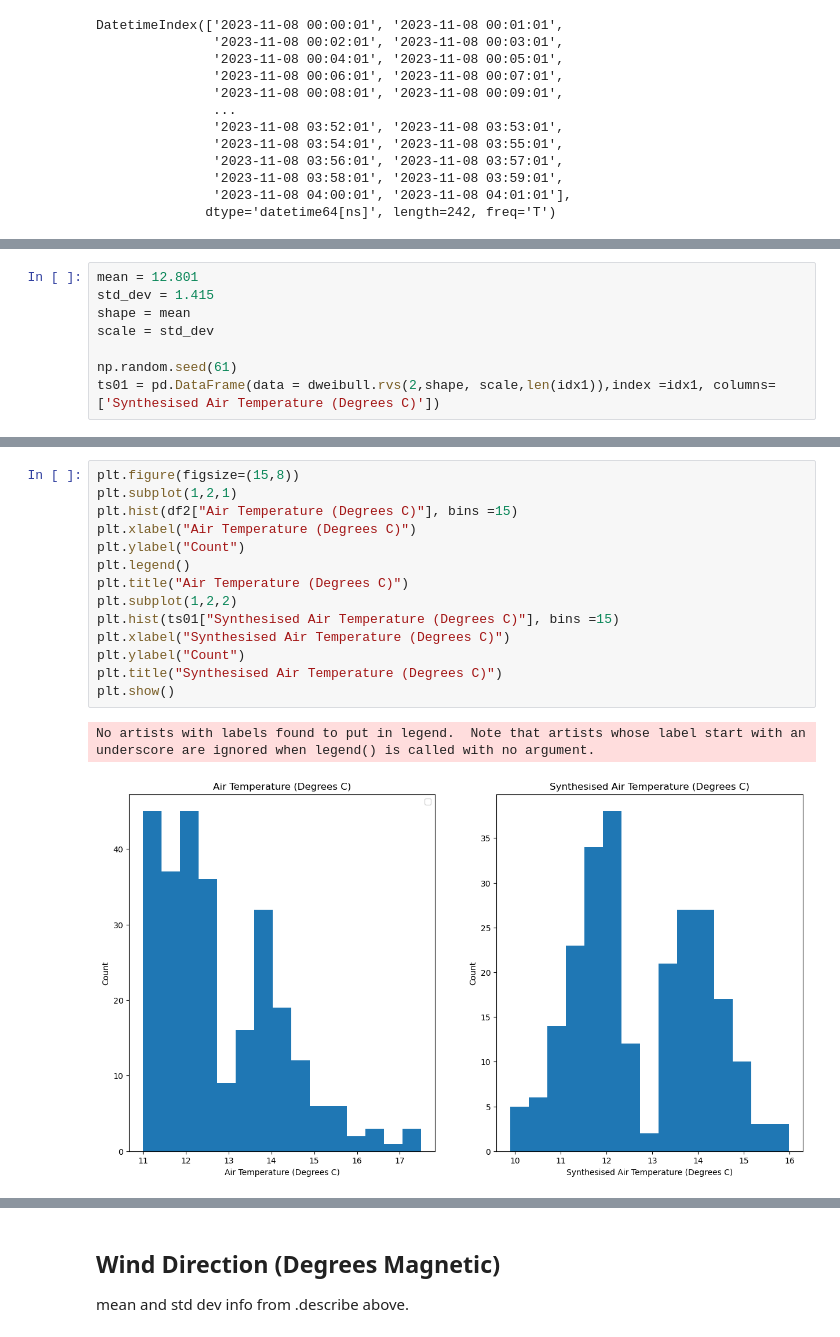
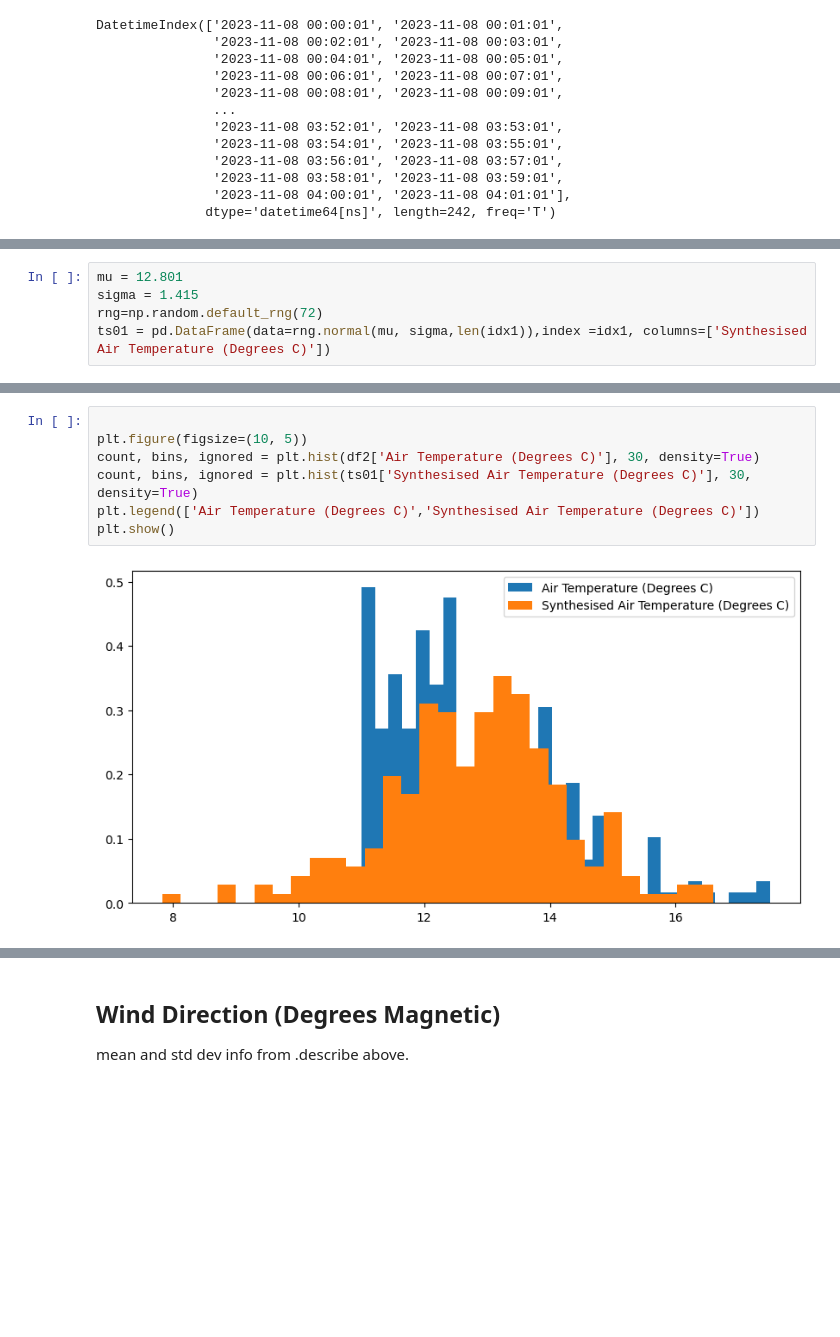
Before and after one commit to dectan/Programming-for-Data-Analysis-Project-1, a Jupyter notebook: Project 1.ipynb, the cells around one changed output, grey strips where cells are left out. Saved outputs shown, nothing was run; the diff lists cells and outputs as text; blank space fills up the shorter version.

```diff
--- a/Project 1.ipynb
+++ b/Project 1.ipynb
@@ -215,9 +196,6 @@ I assigned the shape value = mean and scale = std dev as I found by doing this i
 # %%
-mean = 12.801
-std_dev = 1.415
-shape = mean
-scale = std_dev
-
-np.random.seed(61)
-ts01 = pd.DataFrame(data = dweibull.rvs(2,shape, scale,len(idx1)),index =idx1, columns=['Synthesised Air Temperature (Degrees C)'])
+mu = 12.801
+sigma = 1.415
+rng=np.random.default_rng(72)
+ts01 = pd.DataFrame(data=rng.normal(mu, sigma,len(idx1)),index =idx1, columns=['Synthesised Air Temperature (Degrees C)'])
 # %%
@@ -229,17 +208,9 @@ sns.kdeplot(ts01['Synthesised Air Temperature (Degrees C)'],shade=True)
 # %%
-plt.figure(figsize=(15,8))
-plt.subplot(1,2,1)
-plt.hist(df2["Air Temperature (Degrees C)"], bins =15)
-plt.xlabel("Air Temperature (Degrees C)")
-plt.ylabel("Count")
-plt.legend()
-plt.title("Air Temperature (Degrees C)")
-plt.subplot(1,2,2)
-plt.hist(ts01["Synthesised Air Temperature (Degrees C)"], bins =15)
-plt.xlabel("Synthesised Air Temperature (Degrees C)")
-plt.ylabel("Count")
-plt.title("Synthesised Air Temperature (Degrees C)")
+
+plt.figure(figsize=(10, 5))
+count, bins, ignored = plt.hist(df2['Air Temperature (Degrees C)'], 30, density=True)
+count, bins, ignored = plt.hist(ts01['Synthesised Air Temperature (Degrees C)'], 30, density=True)
+plt.legend(['Air Temperature (Degrees C)','Synthesised Air Temperature (Degrees C)'])
 plt.show()
 # %% [output]
-No artists with labels found to put in legend.  Note that artists whose label start with an underscore are ignored when legend() is called with no argument.
-[figure, old version]
+[figure, new version]
```
Also changed, not shown: parts of 46 cells of this notebook, 1 other file.
